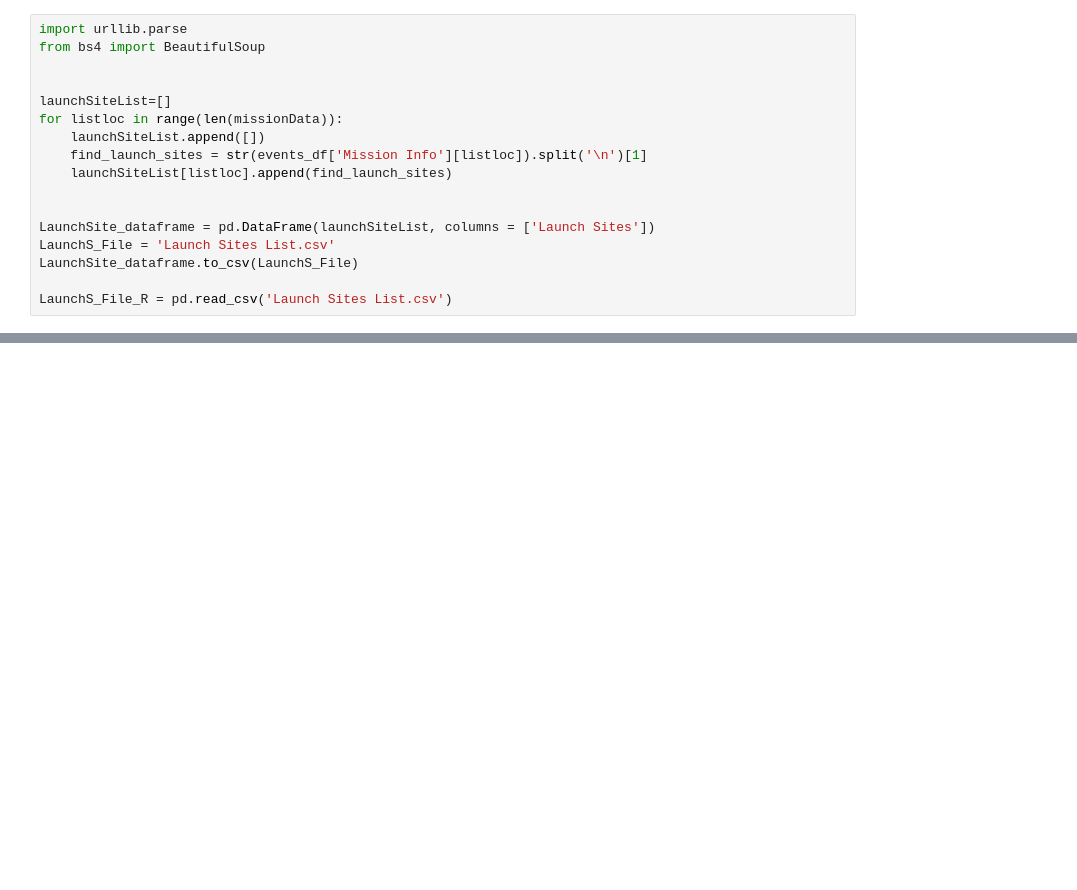
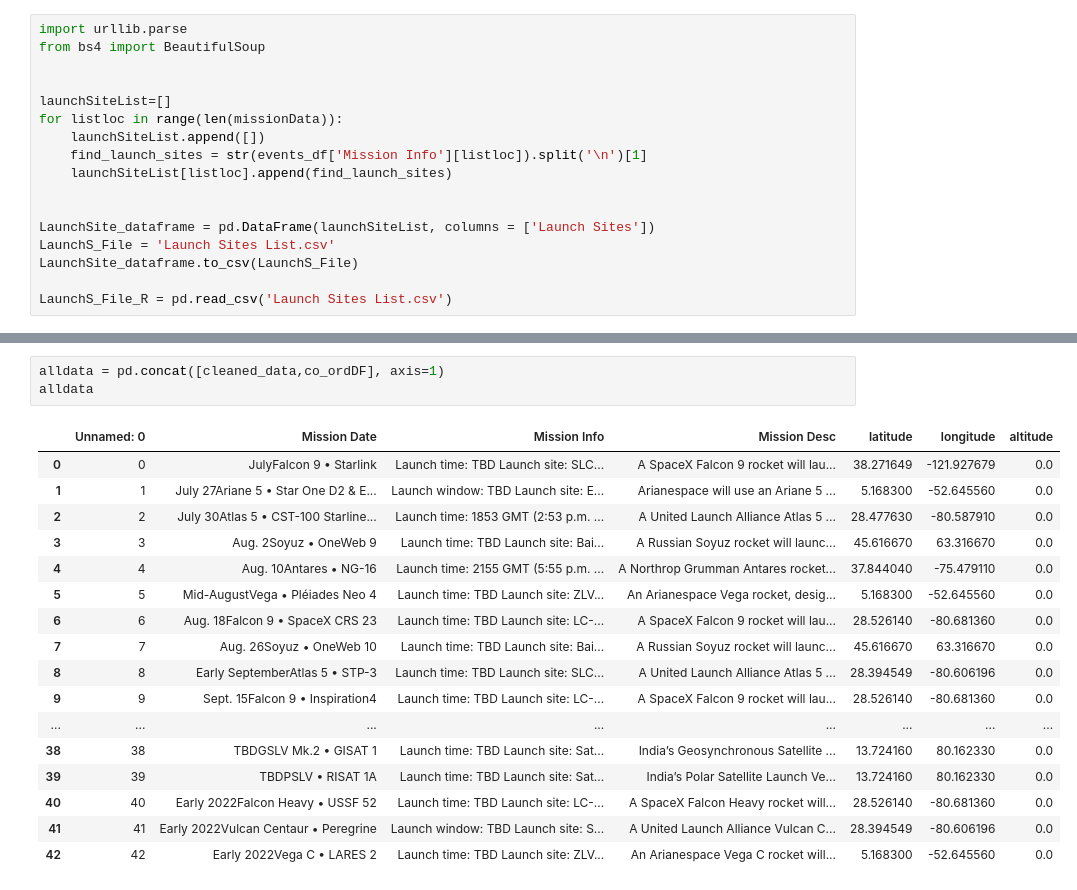
Before and after one commit to LS-io/codeschool, a Jupyter notebook: TSS_JulyProject.ipynb, the cells around one changed output, grey strips where cells are left out. Saved outputs shown, nothing was run; the diff lists cells and outputs as text; blank space fills up the shorter version.

```diff
--- a/TSS_JulyProject.ipynb
+++ b/TSS_JulyProject.ipynb
@@ -170,3 +170,24 @@ co_ordDF
+# %%
+alldata = pd.concat([cleaned_data,co_ordDF], axis=1)
+alldata
+# %% [output]
+|  | Unnamed: 0 | Mission Date | Mission Info | Mission Desc | latitude | longitude | altitude |
+| 0 | 0 | JulyFalcon 9 • Starlink | Launch time: TBD Launch site: SLC... | A SpaceX Falcon 9 rocket will lau... | 38.271649 | -121.927679 | 0.0 |
+| 1 | 1 | July 27Ariane 5 • Star One D2 & E... | Launch window: TBD Launch site: E... | Arianespace will use an Ariane 5 ... | 5.168300 | -52.645560 | 0.0 |
+| 2 | 2 | July 30Atlas 5 • CST-100 Starline... | Launch time: 1853 GMT (2:53 p.m. ... | A United Launch Alliance Atlas 5 ... | 28.477630 | -80.587910 | 0.0 |
+| 3 | 3 | Aug. 2Soyuz • OneWeb 9 | Launch time: TBD Launch site: Bai... | A Russian Soyuz rocket will launc... | 45.616670 | 63.316670 | 0.0 |
+| 4 | 4 | Aug. 10Antares • NG-16 | Launch time: 2155 GMT (5:55 p.m. ... | A Northrop Grumman Antares rocket... | 37.844040 | -75.479110 | 0.0 |
+| 5 | 5 | Mid-AugustVega • Pléiades Neo 4 | Launch time: TBD Launch site: ZLV... | An Arianespace Vega rocket, desig... | 5.168300 | -52.645560 | 0.0 |
+| 6 | 6 | Aug. 18Falcon 9 • SpaceX CRS 23 | Launch time: TBD Launch site: LC-... | A SpaceX Falcon 9 rocket will lau... | 28.526140 | -80.681360 | 0.0 |
+| 7 | 7 | Aug. 26Soyuz • OneWeb 10 | Launch time: TBD Launch site: Bai... | A Russian Soyuz rocket will launc... | 45.616670 | 63.316670 | 0.0 |
+| 8 | 8 | Early SeptemberAtlas 5 • STP-3 | Launch time: TBD Launch site: SLC... | A United Launch Alliance Atlas 5 ... | 28.394549 | -80.606196 | 0.0 |
+| 9 | 9 | Sept. 15Falcon 9 • Inspiration4 | Launch time: TBD Launch site: LC-... | A SpaceX Falcon 9 rocket will lau... | 28.526140 | -80.681360 | 0.0 |
+| ... | ... | ... | ... | ... | ... | ... | ... |
+| 38 | 38 | TBDGSLV Mk.2 • GISAT 1 | Launch time: TBD Launch site: Sat... | India’s Geosynchronous Satellite ... | 13.724160 | 80.162330 | 0.0 |
+| 39 | 39 | TBDPSLV • RISAT 1A | Launch time: TBD Launch site: Sat... | India’s Polar Satellite Launch Ve... | 13.724160 | 80.162330 | 0.0 |
+| 40 | 40 | Early 2022Falcon Heavy • USSF 52 | Launch time: TBD Launch site: LC-... | A SpaceX Falcon Heavy rocket will... | 28.526140 | -80.681360 | 0.0 |
+| 41 | 41 | Early 2022Vulcan Centaur • Peregrine | Launch window: TBD Launch site: S... | A United Launch Alliance Vulcan C... | 28.394549 | -80.606196 | 0.0 |
+| 42 | 42 | Early 2022Vega C • LARES 2 | Launch time: TBD Launch site: ZLV... | An Arianespace Vega C rocket will... | 5.168300 | -52.645560 | 0.0 |
 # %%
 import folium
 LSmaps = folium.Map(
```
Also changed, not shown: parts of 3 cells of this notebook.
